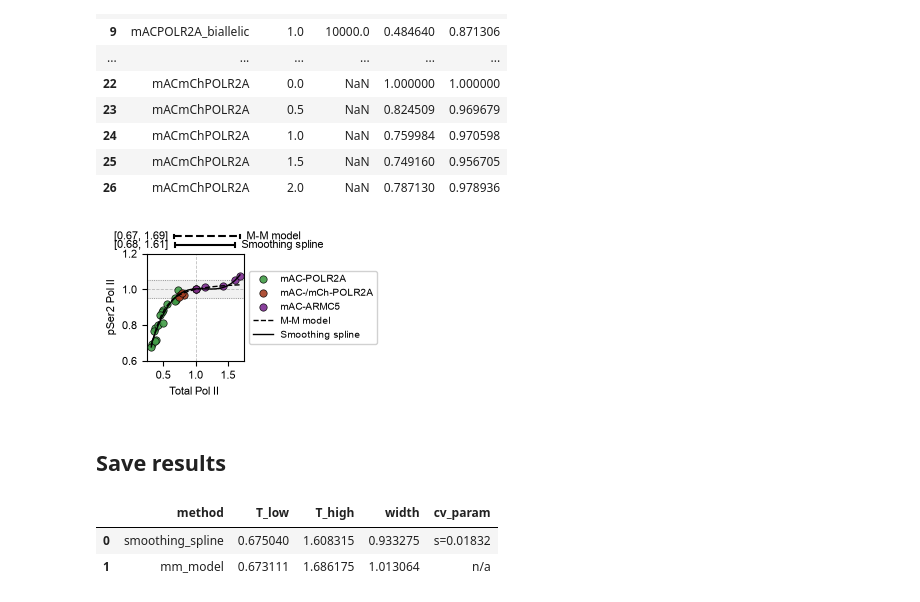
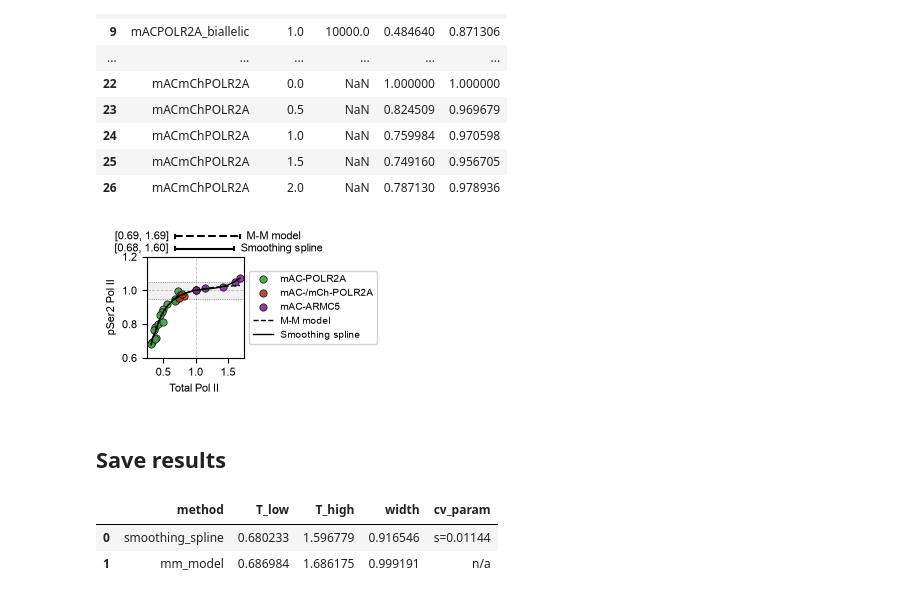
Before and after one commit to berrygroup/publications, a Jupyter notebook: 2026_POLR2A_homeostasis/Modelling/activity_homeostasis/buffering_range.ipynb, the cells around one changed output. Cells and saved outputs as stored; diff of their text form; code cells hidden in the pictures.

Commit message:
update model parameters and spline fit in buffering

```diff
--- a/2026_POLR2A_homeostasis/Modelling/activity_homeostasis/buffering_range.ipynb
+++ b/2026_POLR2A_homeostasis/Modelling/activity_homeostasis/buffering_range.ipynb
@@ -155,22 +155,33 @@ def cv_spline_score(log_s, T_s, E_s):
         mask = np.ones(n, dtype=bool)
         mask[i] = False
         try:
-            sp = UnivariateSpline(T_s[mask], E_s[mask], k=3, s=s, ext=3)
+            with warnings.catch_warnings():
+                warnings.simplefilter(
+                    "ignore"
+                )  # spline iteration limit at very small s
+                sp = UnivariateSpline(T_s[mask], E_s[mask], k=3, s=s, ext=3)
             errors.append((sp(T_s[i]) - E_s[i]) ** 2)
         except Exception:
             errors.append(np.nan)
     return np.nanmean(errors)
 
 
-# Search over a log-spaced grid of smoothing values
-log_s_grid = np.linspace(-4, 4, 40)
+# Search over a log-spaced grid of smoothing values.
+# s bounds the residual sum of squares, so any s above the SSR of the
+# unpenalised least-squares cubic leaves the fit unchanged: the grid must
+# reach low enough for CV to discriminate, and the minimum must be interior.
+log_s_grid = np.linspace(-9, 2, 120)
 cv_scores = [cv_spline_score(ls, T_sorted, E_sorted) for ls in log_s_grid]
-best_log_s = log_s_grid[np.nanargmin(cv_scores)]
-best_s = np.exp(best_log_s)
+best_idx = int(np.nanargmin(cv_scores))
+assert (
+    0 < best_idx < len(log_s_grid) - 1
+), "CV minimum at a grid endpoint: widen log_s_grid"
+best_s = np.exp(log_s_grid[best_idx])
 
 spline = UnivariateSpline(T_sorted, E_sorted, k=3, s=best_s, ext=3)
 spline_E = spline(T_grid)
 
 print(f"CV-selected smoothing factor s = {best_s:.4g}")
-print(f"LOO-CV MSE at best s = {np.nanmin(cv_scores):.6f}")
+print(f"LOO-CV MSE at best s = {cv_scores[best_idx]:.6f}")
+print(f"Interior knots = {len(spline.get_knots()) - 2}")
 # %% [output]
@@ -265,12 +277,14 @@ averaged
 | 25 | mACmChPOLR2A | 1.5 | NaN | 0.749160 | 0.956705 |
 | 26 | mACmChPOLR2A | 2.0 | NaN | 0.787130 | 0.978936 |
 # %%
+import matplotlib
+
+matplotlib.rcParams["font.family"] = "Arial"
+matplotlib.rcParams["font.size"] = 8
+matplotlib.rcParams["pdf.fonttype"] = 42  # embed as TrueType in PDF
+
 # Convert cm to inches (1 inch = 2.54 cm)
 fig, ax = plt.subplots(figsize=(7.5 / 2.54, 5 / 2.54))
-
-# Set Arial font throughout
-plt.rcParams["font.family"] = "Arial"
-plt.rcParams["font.size"] = 8
 
 # Dataset color mapping
 dataset_colors = {
@@ -321,9 +335,9 @@ ax.axvline(T_BASELINE, color="gray", lw=0.6, ls="--", alpha=0.5, zorder=1)
 ylim = (0.6, 1.2)
 y_range = ylim[1] - ylim[0]
 
-# Buffering range bars outside plot region with increased spacing
-bar_y_base = ylim[1] + 0.08 * y_range  # Increased spacing from plot
-bar_y_mm = ylim[1] + 0.16 * y_range  # Increased spacing between bars
+# Buffering range bars outside plot region
+bar_y_base = ylim[1] + 0.08 * y_range
+bar_y_mm = ylim[1] + 0.20 * y_range  # increased gap between bars
 cap_height = 0.015 * y_range  # Height of the vertical caps
 
 # Spline bar - solid line to match spline curve
@@ -417,37 +431,34 @@ text_mm_range = ax.text(
     ha="right",
     va="center",
     fontsize=8,
     color="black",
     clip_on=False,
 )
 # Model label on the right
 text_mm_label = ax.text(
     mm_range[1] + 0.10,
     bar_y_mm,
     "M-M model",
     ha="left",
     va="center",
     fontsize=8,
     color="black",
     clip_on=False,
 )
 
 # Set y-limits (bars will be outside the plot region)
 ax.set_ylim(ylim)
 
-# Set aspect ratio to 1
-# ax.set_aspect('equal', adjustable='box')
-
 ax.set_xlabel("Total Pol II ", fontsize=8)
 ax.set_ylabel("pSer2 Pol II", fontsize=8)
 ax.legend(fontsize=7, loc="center left", bbox_to_anchor=(1, 0.5), framealpha=0.9)
 ax.tick_params(labelsize=8)
 
 plt.tight_layout()
 plt.savefig("buffering_range.pdf", dpi=300, format="pdf")
 plt.show()
 # %% [output]
-[figure, old version]
+[figure, new version]
 # %% [markdown]
 ## Save results
 # %%
@@ -467,8 +478,8 @@ results = pd.DataFrame(
 results
 # %% [output]
 |  | method | T_low | T_high | width | cv_param |
-| 0 | smoothing_spline | 0.675040 | 1.608315 | 0.933275 | s=0.01832 |
-| 1 | mm_model | 0.673111 | 1.686175 | 1.013064 | n/a |
+| 0 | smoothing_spline | 0.680233 | 1.596779 | 0.916546 | s=0.01144 |
+| 1 | mm_model | 0.686984 | 1.686175 | 0.999191 | n/a |
 # %%
 # Find all doses where Total Pol II falls below the buffering range
 # Using the more conservative M-M model lower bound
```
Also changed, not shown: parts of 5 cells of this notebook.
